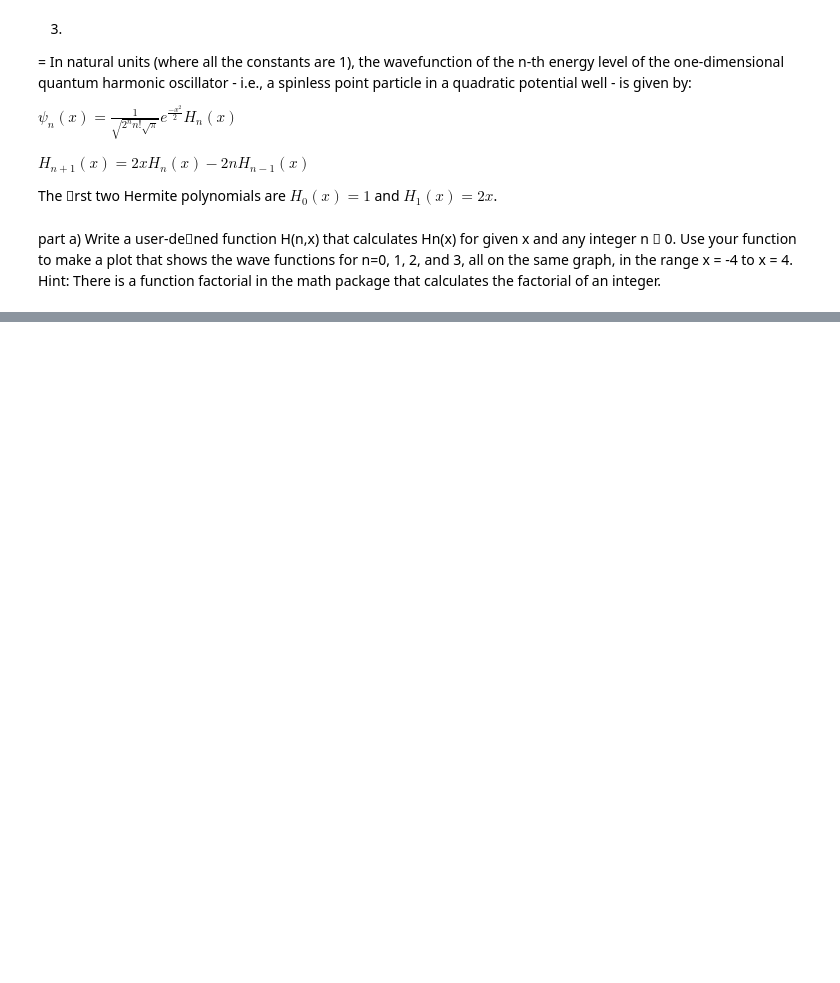
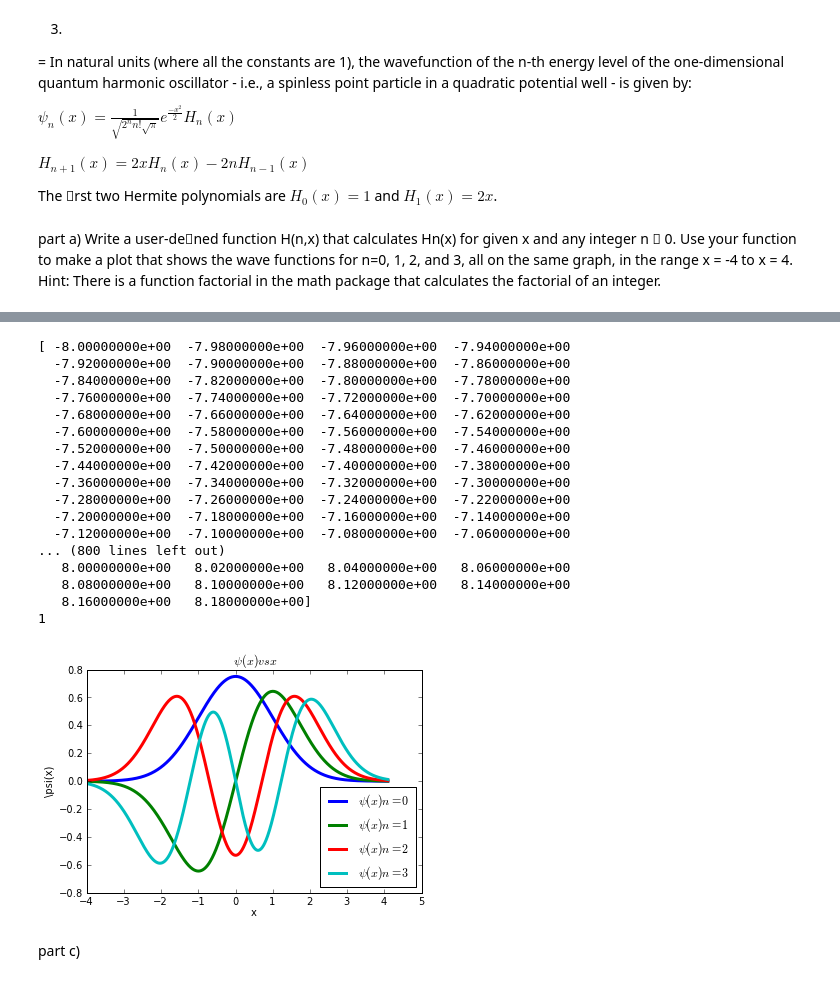
Before and after one commit to dgelfer/PHYS20213, a Jupyter notebook: Week5/Numerical_Integration Exercises .ipynb, the cells around one changed output, grey strips where cells are left out. Saved outputs shown, nothing was run; the diff lists cells and outputs as text; code cells hidden in the pictures; blank space fills up the shorter version.

```diff
--- a/Week5/Numerical_Integration Exercises .ipynb
+++ b/Week5/Numerical_Integration Exercises .ipynb
@@ -105,16 +118,2 @@
 and 3, all on the same graph, in the range x = -4 to x = 4. Hint: There is a function
 factorial in the math package that calculates the factorial of an integer.
-# %%
-
-def H(n,x):
-    H_0 = 1
-    H_1 = 2x
-    H_nminus = 0
-    H_n = 0
-    x = 1 # just so i get a value, subject to change
-    H_nplus = 0
-    H_nplus = 2*x*H_n -2*n*H_nminus
-    for n in H_nplus:
-        if H_plus > 0:
-            H_n = (H_nplus +2*n*H_nminus)/(2*x)
-        return H_n
@@ -128,0 +162,36 @@ np.polynomial.Hermite(
+# %%
+from math import factorial
+""" Now that I have a function for hermite polynomials, I can create the wave function from the given equation provided"""
+Psi = lambda n,x: 1/(sqrt(2**n*factorial(n)*sqrt(pi)))*e**(-x**2/2)*H(n,x)
+x = arange(-4.,4.1,0.01)
+
+plot(x,Psi(0,x), lw = 3 , label = "$\psi(x) n = 0$")
+plot(x,Psi(1,x), lw = 3 , label = "$\psi(x) n = 1$")
+plot(x,Psi(2,x), lw = 3 , label = "$\psi(x) n = 2$")
+plot(x,Psi(3,x), lw = 3 , label = "$\psi(x) n = 3$")
+title( " $\psi(x) vs x$")
+xlabel("x")
+ylabel("\psi(x)")
+legend(loc = "lower right")
+show() # sorry i do not know why it prints a list/array even though im only usong the plot commands . Bizzare
+# %% [output]
+[ -8.00000000e+00  -7.98000000e+00  -7.96000000e+00  -7.94000000e+00
+  -7.92000000e+00  -7.90000000e+00  -7.88000000e+00  -7.86000000e+00
+  -7.84000000e+00  -7.82000000e+00  -7.80000000e+00  -7.78000000e+00
+  -7.76000000e+00  -7.74000000e+00  -7.72000000e+00  -7.70000000e+00
+  -7.68000000e+00  -7.66000000e+00  -7.64000000e+00  -7.62000000e+00
+  -7.60000000e+00  -7.58000000e+00  -7.56000000e+00  -7.54000000e+00
+  -7.52000000e+00  -7.50000000e+00  -7.48000000e+00  -7.46000000e+00
+  -7.44000000e+00  -7.42000000e+00  -7.40000000e+00  -7.38000000e+00
+  -7.36000000e+00  -7.34000000e+00  -7.32000000e+00  -7.30000000e+00
+  -7.28000000e+00  -7.26000000e+00  -7.24000000e+00  -7.22000000e+00
+  -7.20000000e+00  -7.18000000e+00  -7.16000000e+00  -7.14000000e+00
+  -7.12000000e+00  -7.10000000e+00  -7.08000000e+00  -7.06000000e+00
+... (800 lines left out)
+   8.00000000e+00   8.02000000e+00   8.04000000e+00   8.06000000e+00
+   8.08000000e+00   8.10000000e+00   8.12000000e+00   8.14000000e+00
+   8.16000000e+00   8.18000000e+00]
+1
+[figure, added]
+# %% [markdown]
+part c)
```
Also changed, not shown: parts of 19 cells of this notebook.
